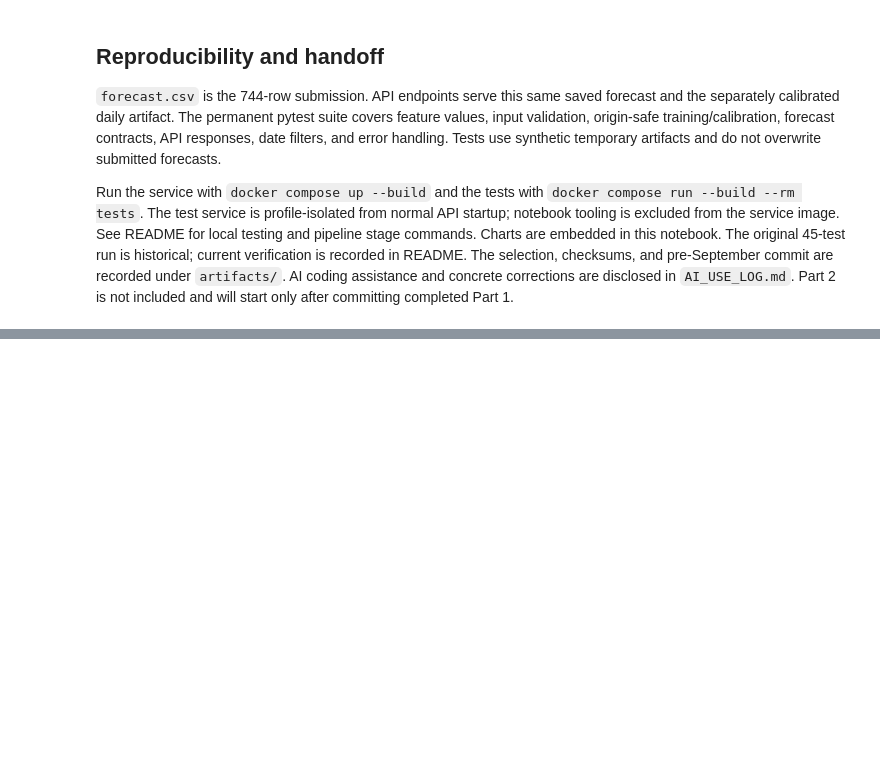
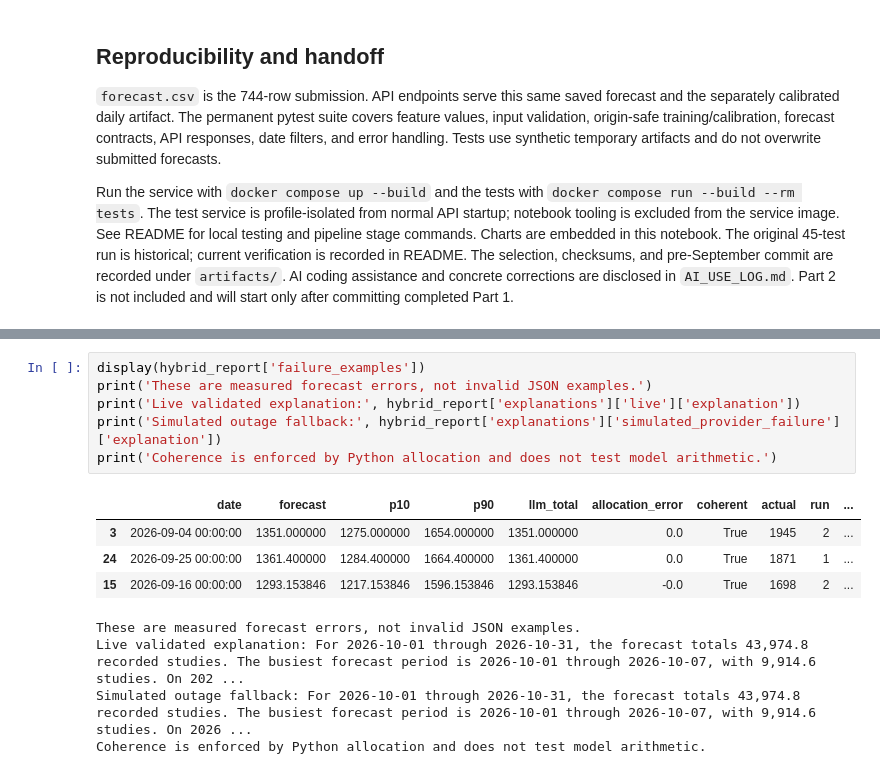
Before and after one commit to guptaanvesh79/teleradiology-forecasting-project, a Jupyter notebook: report.ipynb, the cells around one changed output, grey strips where cells are left out. Cells and saved outputs as stored; diff of their text form; blank space fills up the shorter version.

```diff
--- a/report.ipynb
+++ b/report.ipynb
@@ -356,0 +508,15 @@ Part 2 is not included and will start only after committing completed Part 1.
+# %%
+display(hybrid_report['failure_examples'])
+print('These are measured forecast errors, not invalid JSON examples.')
+print('Live validated explanation:', hybrid_report['explanations']['live']['explanation'])
+print('Simulated outage fallback:', hybrid_report['explanations']['simulated_provider_failure']['explanation'])
+print('Coherence is enforced by Python allocation and does not test model arithmetic.')
+# %% [output]
+|  | date | forecast | p10 | p90 | llm_total | allocation_error | coherent | actual | run | ... |
+| 3 | 2026-09-04 00:00:00 | 1351.000000 | 1275.000000 | 1654.000000 | 1351.000000 | 0.0 | True | 1945 | 2 | ... |
+| 24 | 2026-09-25 00:00:00 | 1361.400000 | 1284.400000 | 1664.400000 | 1361.400000 | 0.0 | True | 1871 | 1 | ... |
+| 15 | 2026-09-16 00:00:00 | 1293.153846 | 1217.153846 | 1596.153846 | 1293.153846 | -0.0 | True | 1698 | 2 | ... |
+These are measured forecast errors, not invalid JSON examples.
+Live validated explanation: For 2026-10-01 through 2026-10-31, the forecast totals 43,974.8 recorded studies. The busiest forecast period is 2026-10-01 through 2026-10-07, with 9,914.6 studies. On 202 ...
+Simulated outage fallback: For 2026-10-01 through 2026-10-31, the forecast totals 43,974.8 recorded studies. The busiest forecast period is 2026-10-01 through 2026-10-07, with 9,914.6 studies. On 2026 ...
+Coherence is enforced by Python allocation and does not test model arithmetic.
```
Also changed, not shown: parts of 3 cells of this notebook, 31 other files.
